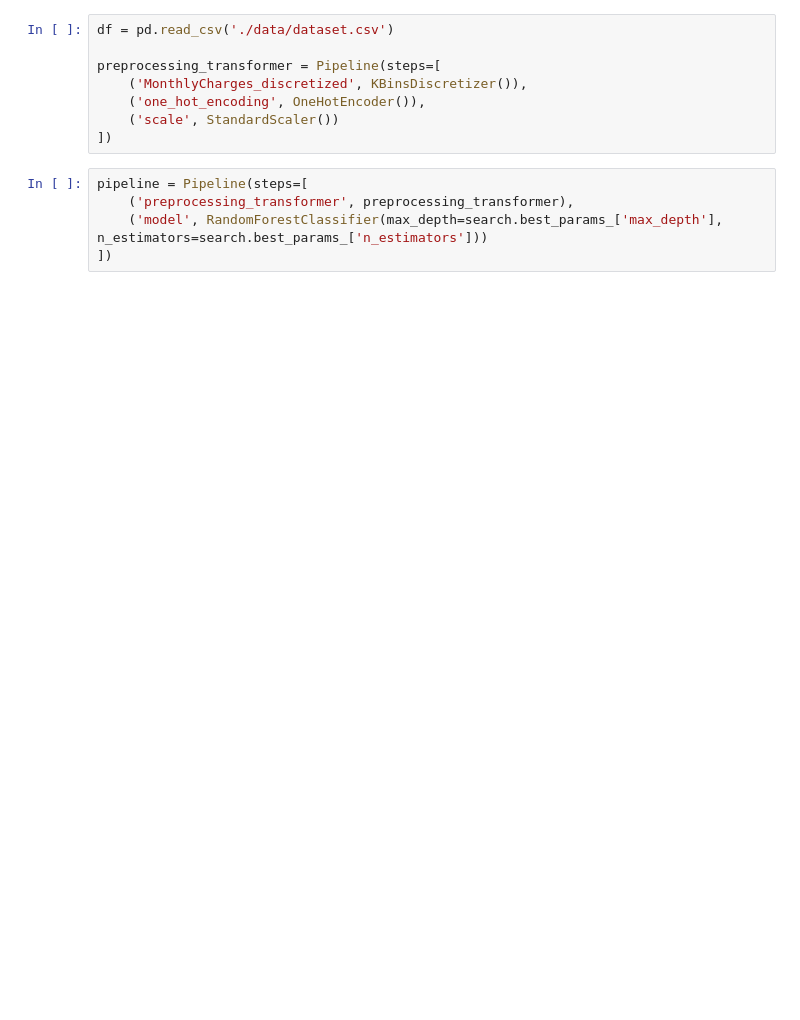
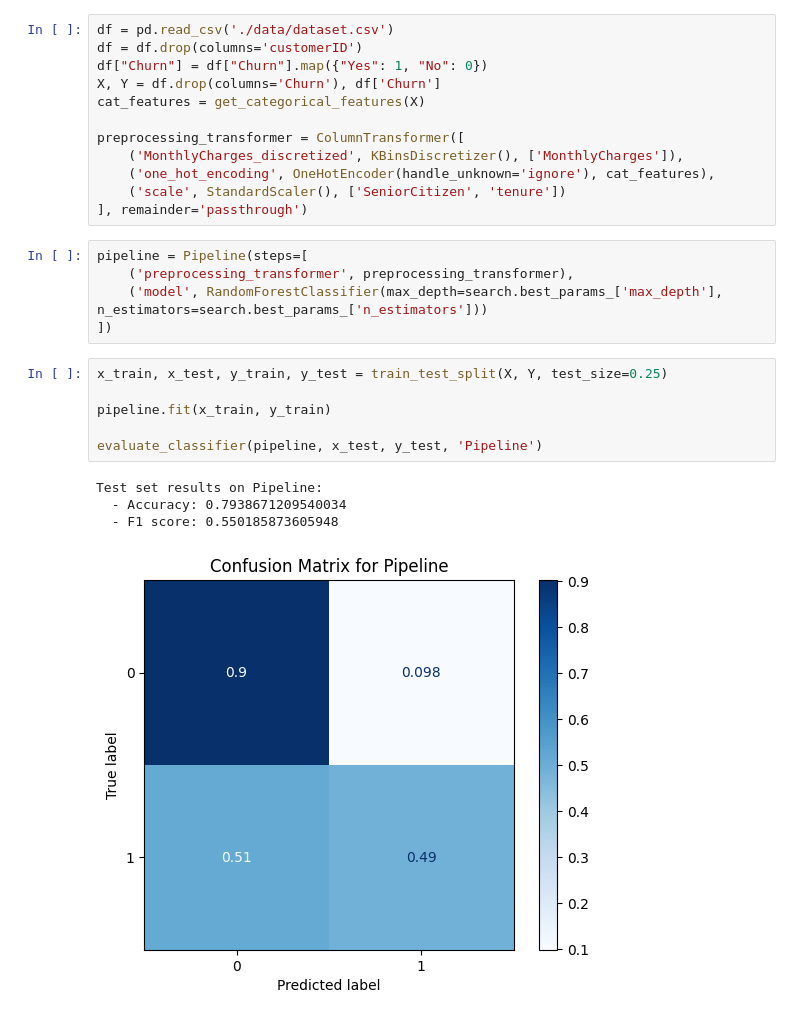
Before and after one commit to giuliamooretti/big-data, a Jupyter notebook: 08-exercises/simulation/transform-predict.ipynb, the cells around one changed output. Saved outputs shown, nothing was run; the diff lists cells and outputs as text; blank space fills up the shorter version.

```diff
--- a/08-exercises/simulation/transform-predict.ipynb
+++ b/08-exercises/simulation/transform-predict.ipynb
@@ -346,14 +349,29 @@ Test set results on Random Forest - Most Correlated:
 ## Pipeline
 # %%
 df = pd.read_csv('./data/dataset.csv')
+df = df.drop(columns='customerID')
+df["Churn"] = df["Churn"].map({"Yes": 1, "No": 0})
+X, Y = df.drop(columns='Churn'), df['Churn']
+cat_features = get_categorical_features(X)
 
-preprocessing_transformer = Pipeline(steps=[
-    ('MonthlyCharges_discretized', KBinsDiscretizer()),
-    ('one_hot_encoding', OneHotEncoder()),
-    ('scale', StandardScaler())
-])
+preprocessing_transformer = ColumnTransformer([
+    ('MonthlyCharges_discretized', KBinsDiscretizer(), ['MonthlyCharges']),
+    ('one_hot_encoding', OneHotEncoder(handle_unknown='ignore'), cat_features),
+    ('scale', StandardScaler(), ['SeniorCitizen', 'tenure'])
+], remainder='passthrough')
 # %%
 pipeline = Pipeline(steps=[
     ('preprocessing_transformer', preprocessing_transformer),
     ('model', RandomForestClassifier(max_depth=search.best_params_['max_depth'], n_estimators=search.best_params_['n_estimators']))
 ])
+# %%
+x_train, x_test, y_train, y_test = train_test_split(X, Y, test_size=0.25)
+
+pipeline.fit(x_train, y_train)
+
+evaluate_classifier(pipeline, x_test, y_test, 'Pipeline')
+# %% [output]
+Test set results on Pipeline:
+  - Accuracy: 0.7938671209540034
+  - F1 score: 0.550185873605948
+[figure, added]
```
Also changed, not shown: parts of 10 cells of this notebook.
